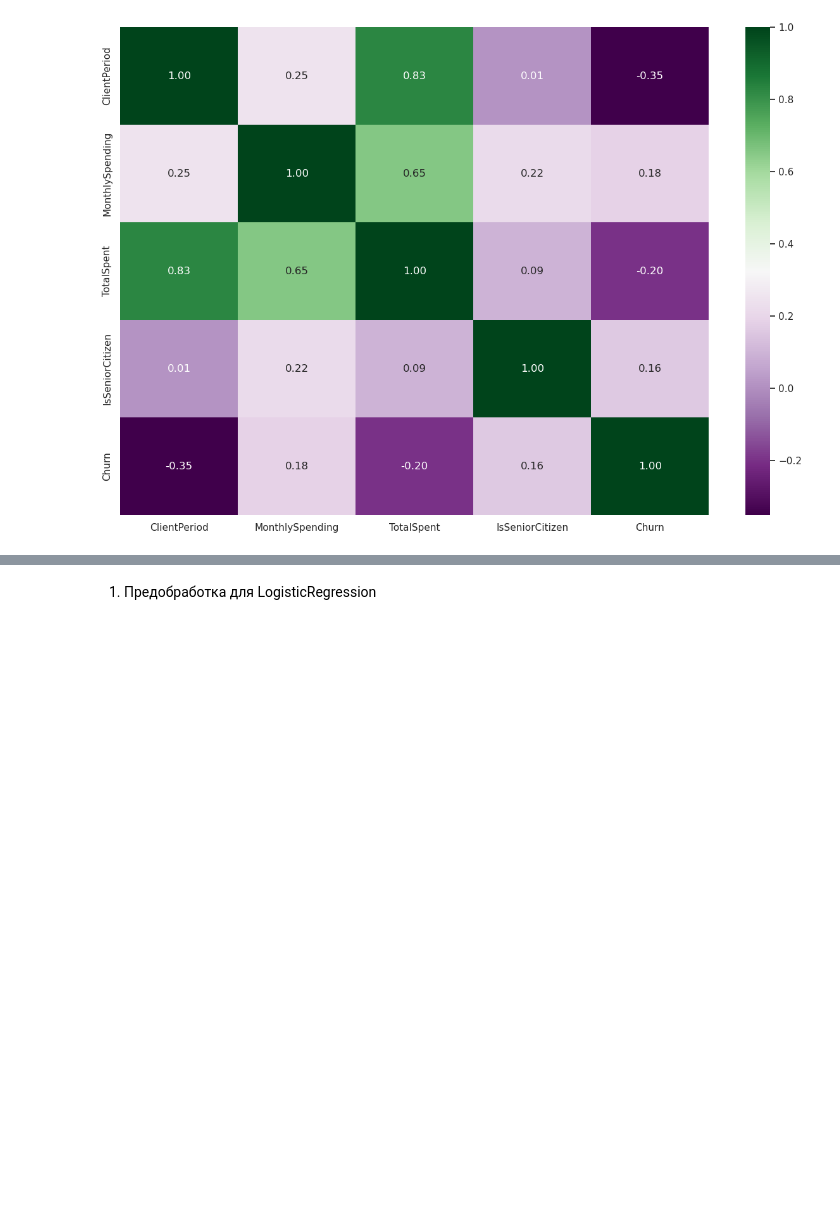
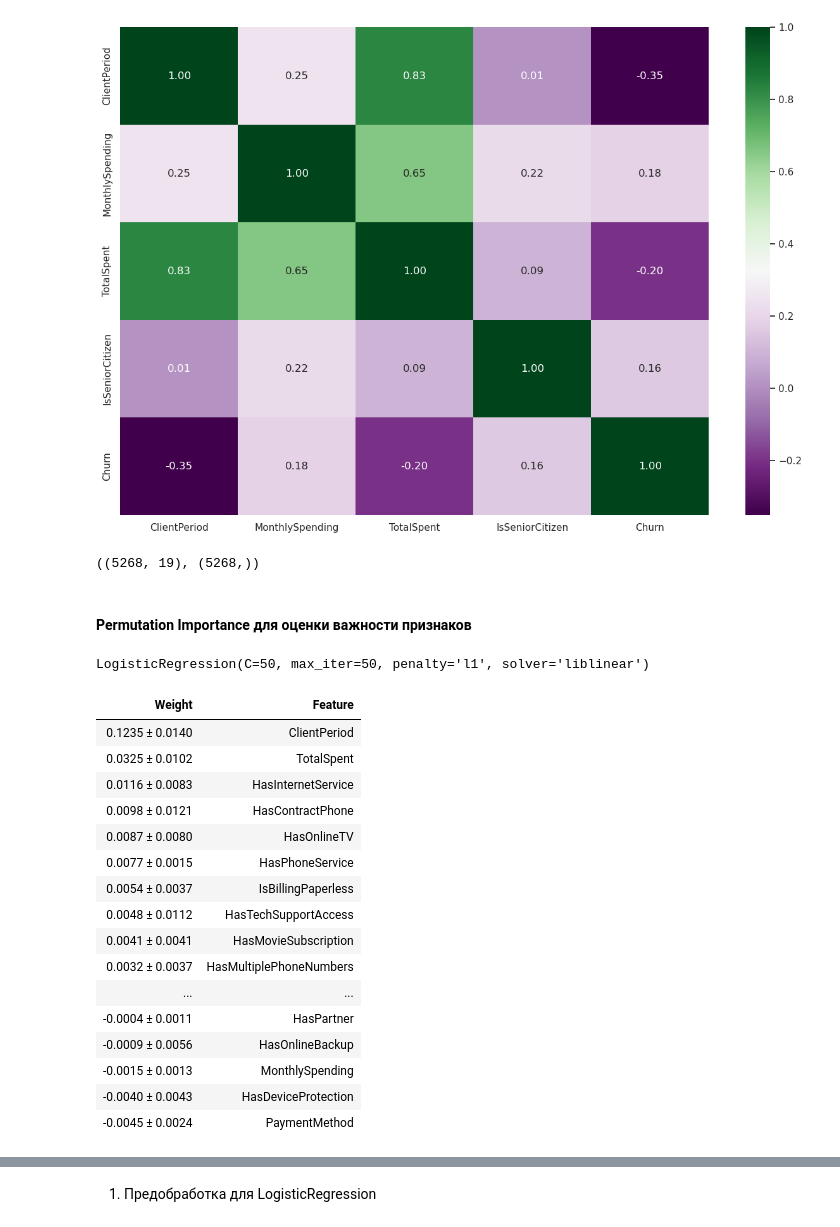
Before and after one commit to emparaeva/DLS-2022, a Jupyter notebook: Base/8.Kaggle/1. Отток клиентов/Мое решение.ipynb, the cells around one changed output, grey strips where cells are left out. Drawn from its saved outputs; the diff is of its cells as text; code cells hidden in the pictures; blank space fills up the shorter version.

```diff
--- a/Base/8.Kaggle/1. Отток клиентов/Мое решение.ipynb
+++ b/Base/8.Kaggle/1. Отток клиентов/Мое решение.ipynb
@@ -400,0 +450,61 @@ def delete_cols(data, useless_columns):
+# %%
+# уберем дубликаты
+data = data.drop_duplicates()
+# Данные без предобработки с таргетом
+Data = data.copy()
+# target
+y = data[target_col]
+# Уберем из данных таргет
+X = data.drop(target_col, axis=1)
+# %%
+X.shape, y.shape
+# %% [output]
+((5268, 19), (5268,))
+# %% [markdown]
+#### Permutation Importance для оценки важности признаков
+# %%
+# Разделение на train_test_split
+X_train, X_valid, y_train, y_valid = train_test_split(X, y,
+                                                    train_size=0.6,
+                                                    random_state=42)
+# %%
+# Таргет энкодинг
+from category_encoders import TargetEncoder
+from sklearn.preprocessing import StandardScaler
+
+encoder = TargetEncoder()
+X_train_enc = encoder.fit_transform(X_train, y_train)
+X_valid_enc = encoder.transform(X_valid)
+scaler = StandardScaler()
+X_train_enc[num_cols + cat_cols] = scaler.fit_transform(X_train_enc[num_cols + cat_cols])
+X_valid_enc[num_cols + cat_cols] = scaler.transform(X_valid_enc[num_cols + cat_cols])
+# %%
+lr_perm = LogisticRegression(C=50, max_iter=50, penalty='l1', solver='liblinear')
+
+lr_perm.fit(X_train_enc, y_train)
+# %% [output]
+LogisticRegression(C=50, max_iter=50, penalty='l1', solver='liblinear')
+# %%
+import eli5
+from eli5.sklearn import PermutationImportance
+
+perm=PermutationImportance(lr_perm, random_state=42).fit(X_valid_enc, y_valid)
+eli5.show_weights(perm, feature_names=X_valid_enc.columns.tolist())
+# %% [output]
+| Weight | Feature |
+| 0.1235 ± 0.0140 | ClientPeriod |
+| 0.0325 ± 0.0102 | TotalSpent |
+| 0.0116 ± 0.0083 | HasInternetService |
+| 0.0098 ± 0.0121 | HasContractPhone |
+| 0.0087 ± 0.0080 | HasOnlineTV |
+| 0.0077 ± 0.0015 | HasPhoneService |
+| 0.0054 ± 0.0037 | IsBillingPaperless |
+| 0.0048 ± 0.0112 | HasTechSupportAccess |
+| 0.0041 ± 0.0041 | HasMovieSubscription |
+| 0.0032 ± 0.0037 | HasMultiplePhoneNumbers |
+| ... | ... |
+| -0.0004 ± 0.0011 | HasPartner |
+| -0.0009 ± 0.0056 | HasOnlineBackup |
+| -0.0015 ± 0.0013 | MonthlySpending |
+| -0.0040 ± 0.0043 | HasDeviceProtection |
+| -0.0045 ± 0.0024 | PaymentMethod |
```
Also changed, not shown: parts of 105 cells of this notebook, 33 other files.
